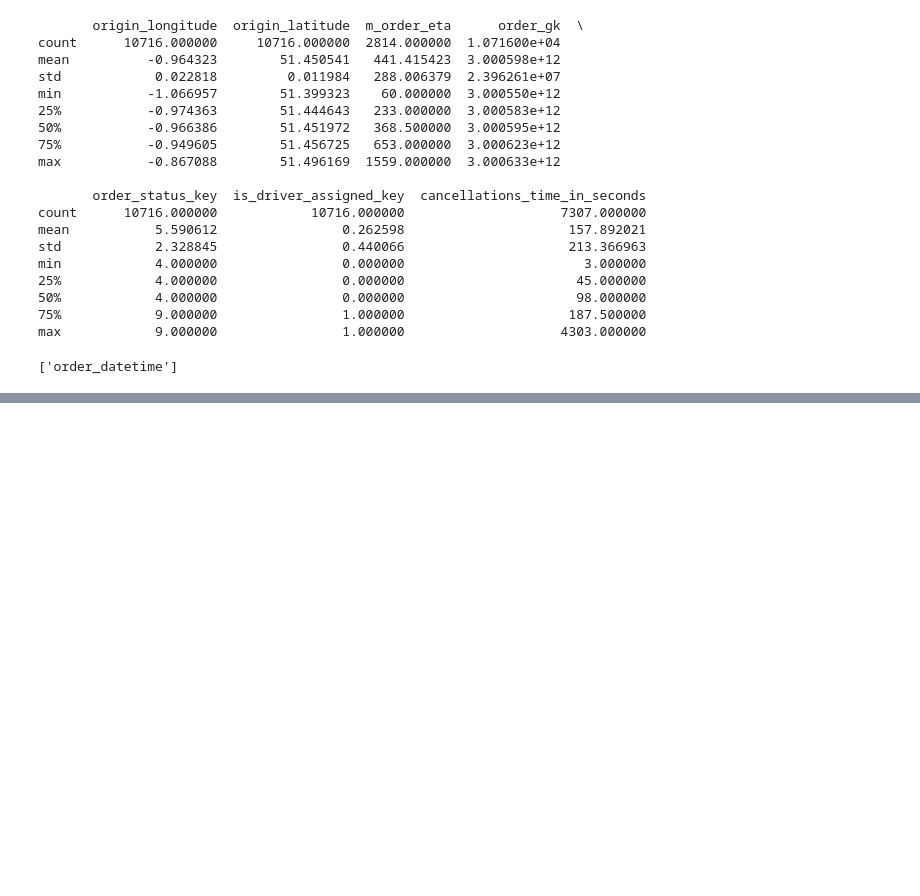
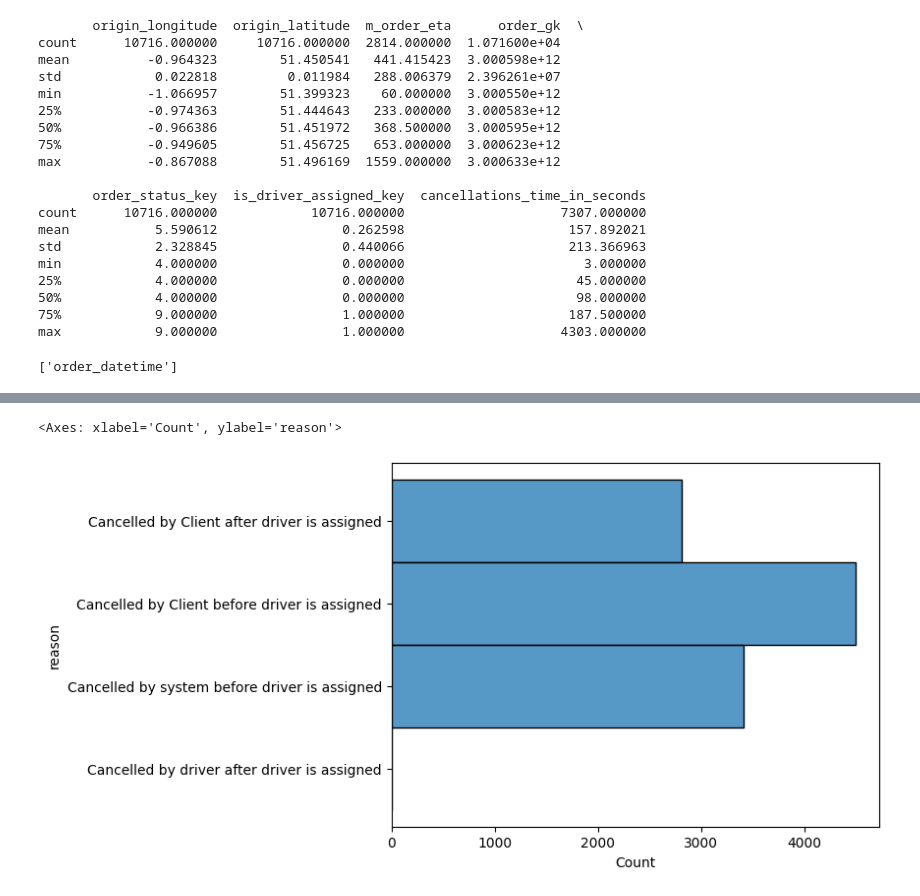
Before and after one commit to J-ZW-Wang/ss_data_project, a Jupyter notebook: Gett_Insights_from_Failed_Orders/Insights from Failed Orders.ipynb, the cells around one changed output, grey strips where cells are left out. Cells and saved outputs as stored; diff of their text form; code cells hidden in the pictures; blank space fills up the shorter version.

Commit message:
Failed order - final submission

```diff
--- a/Gett_Insights_from_Failed_Orders/Insights from Failed Orders.ipynb
+++ b/Gett_Insights_from_Failed_Orders/Insights from Failed Orders.ipynb
@@ -51,4 +55,30 @@ min            4.000000                0.000000                       3.000000
 75%            9.000000                1.000000                     187.500000
 max            9.000000                1.000000                    4303.000000
 ['order_datetime']
+# %%
+orders2 = orders.assign(
+    reason=lambda x: x.order_status_key.case_when(
+        [
+            (
+                (x.order_status_key == 4) & (x.is_driver_assigned_key == 1),
+                "Cancelled by Client after driver is assigned",
+            ),
+            (
+                (x.order_status_key == 4) & (x.is_driver_assigned_key == 0),
+                "Cancelled by Client before driver is assigned",
+            ),
+            (
+                (x.order_status_key == 9) & (x.is_driver_assigned_key == 1),
+                "Cancelled by driver after driver is assigned",
+            ),
+            (
+                (x.order_status_key == 9) & (x.is_driver_assigned_key == 0),
+                "Cancelled by system before driver is assigned",
+            ),
+        ]
+    ),
+    order_hour=lambda x: x.order_datetime.apply(lambda x: x[:2]),
+    cancellations_time_in_mins=lambda x: x.cancellations_time_in_seconds / 60,
+    eta_in_mins=lambda x: x.m_order_eta / 60,
+)
 # %% [markdown]
@@ -55,0 +98,5 @@ max            9.000000                1.000000                    4303.000000
+# %%
+sns.histplot(data=orders2, y="reason")
+# %% [output]
+<Axes: xlabel='Count', ylabel='reason'>
+[figure, added]
```
Also changed, not shown: parts of 21 cells of this notebook, 1 other file.
